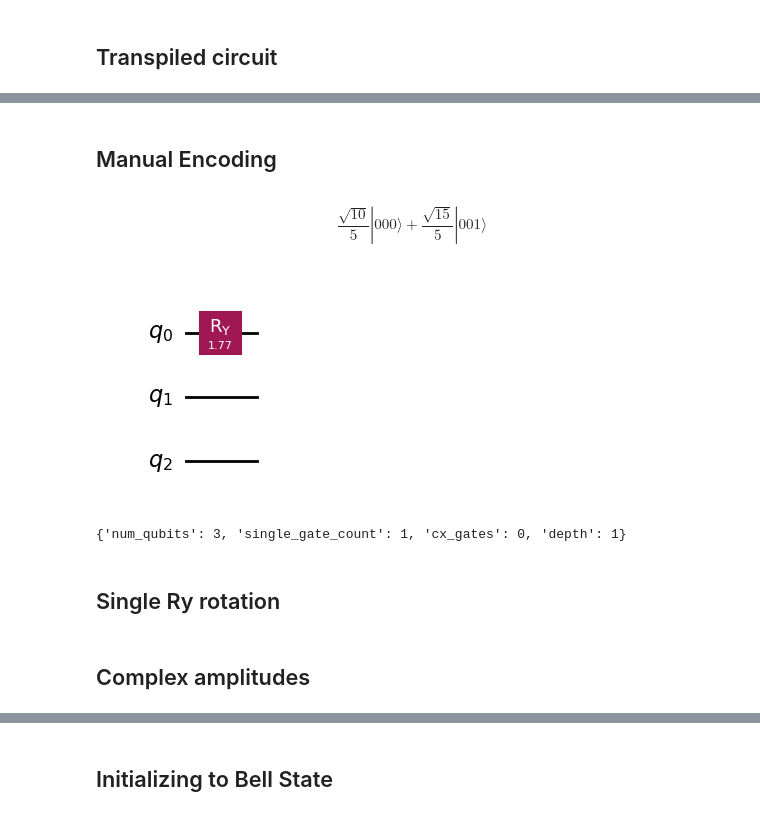
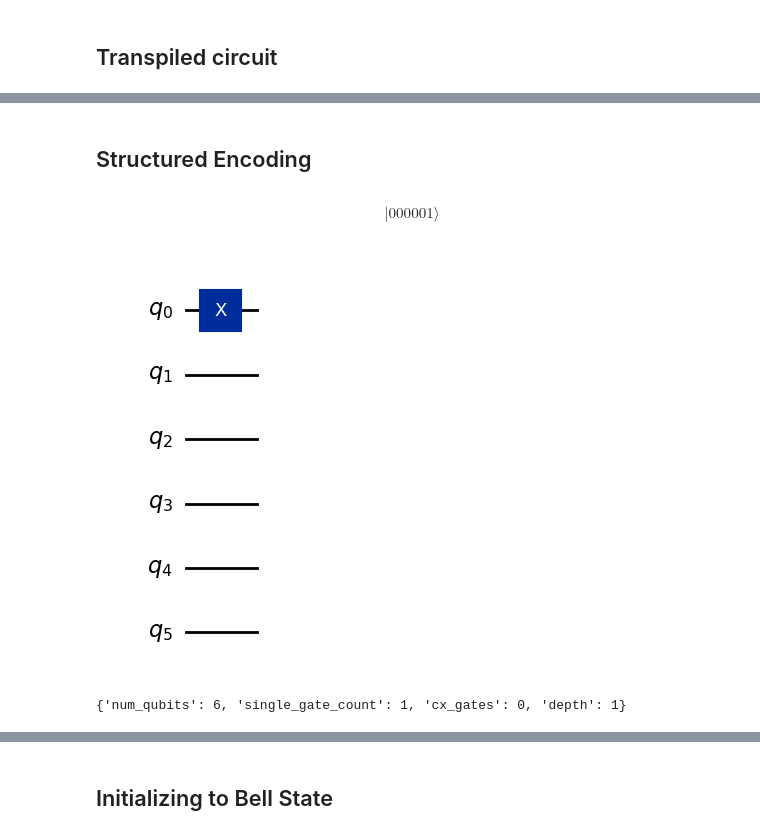
Before and after one commit to UW-ERSL/AppliedQC, a Jupyter notebook: Chapter12_QuantumEncoding_notebook.ipynb, the cells around one changed output, grey strips where cells are left out. Cells and saved outputs as stored; diff of their text form; code cells hidden in the pictures.

```diff
--- a/Chapter12_QuantumEncoding_notebook.ipynb
+++ b/Chapter12_QuantumEncoding_notebook.ipynb
@@ -30,7 +30,7 @@ from Chapter12_QuantumEncoding_functions import (LCU_Ax,Pauli_Block_Encoding)
 # %%
-m = 3
+m = 6
 N = 2**m
-example = 8
+example = 2
 if (example == 1):
     b = np.zeros(N)
     b[0] = 1
@@ -44,18 +44,19 @@ elif (example == 4):
     b[1::2] = -1 # odd entries are negative
 elif (example == 5):
     b = np.ones((N))
-    b[::2] = -1 # even entries are negative
+    b[N//2:] = -1 # second half of the entries are negative
 elif (example == 6):
-    b = np.ones((N))
-    b[N//2:] = -1 # second half of the entries are negative
-elif (example == 7):
     b = np.zeros((N))
     b[0] = np.sqrt(3)/2
     b[1] = 1/2
-elif (example == 8):
+elif (example == 7):
     b = np.zeros((N))
     b[0] = np.sqrt(10)/5
     b[1] = np.sqrt(15)/5
+elif (example == 8):
+    b = np.zeros((N),dtype=complex)
+    b[0] = np.sqrt(3)/2
+    b[1] = 1j/2
 b = b/np.linalg.norm(b)
 qc = QuantumCircuit(m)
 qc.initialize(b, range(m))
@@ -85,41 +86,38 @@ print(circuitData)
 # %% [markdown]
-## Manual Encoding
+## Structured Encoding
 # %%
 qc = QuantumCircuit(m)
 if (example == 1):
-    pass
+    pass # nothing to do
 elif (example == 2):
     qc.x(0)
 elif (example == 3):
-    for i in range(m):
-        qc.h(i)
+    qc.h(range(m))
 elif (example == 4):
     qc.x(0)
-    for i in range(m):
-        qc.h(i)
+    qc.h(range(m))
 elif (example == 5):
-    pass
+    qc.x(m-1)
+    qc.h(range(m))
 elif (example == 6):
-    qc.x(m-1)
-    for i in range(m):
-        qc.h(i)
+    qc.ry(np.pi/3,0)
 elif (example == 7):
-    qc.ry(np.pi/3,0)
-elif (example == 8):
     theta = 2*np.arctan(b[1]/b[0])
     qc.ry(theta,0)
+elif (example == 8):
+    theta = 2*np.arctan2(1/2, np.sqrt(3)/2)
+    qc.ry(theta, 0)
+    qc.s(0)
 
 state = Statevector.from_instruction(qc)
 display(state.draw("latex"))
 
 qc.draw("mpl")
 display(qc.draw("mpl"))
 
 circuitData = estimateCircuitGates(qc)
 print(circuitData)
 # %% [output]
-$$\frac{\sqrt{10}}{5} |000\rangle+\frac{\sqrt{15}}{5} |001\rangle$$
+$$ |000001\rangle$$
-[figure, old version]
+[figure, new version]
-{'num_qubits': 3, 'single_gate_count': 1, 'cx_gates': 0, 'depth': 1}
+{'num_qubits': 6, 'single_gate_count': 1, 'cx_gates': 0, 'depth': 1}
-# %% [markdown]
-## Single Ry rotation
@@ -136,2 +123,0 @@ print(f"theta: {theta:.4f} radians, {theta*180/np.pi:.2f} degrees")
-# %% [markdown]
-## Complex amplitudes
```
Also changed, not shown: parts of 21 cells of this notebook, 2 other files.
